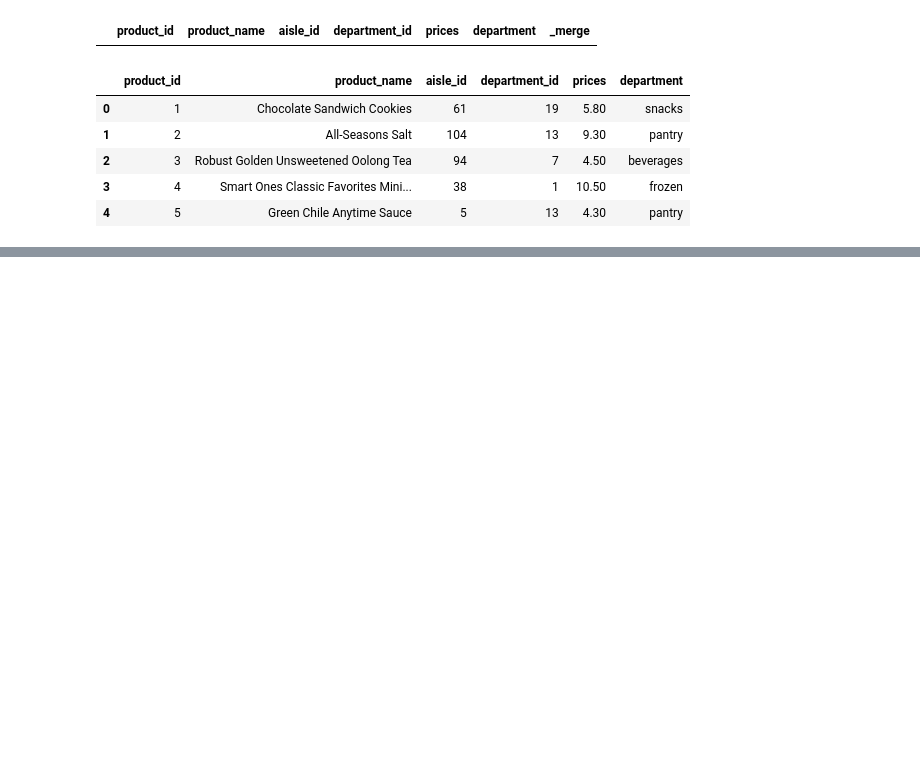
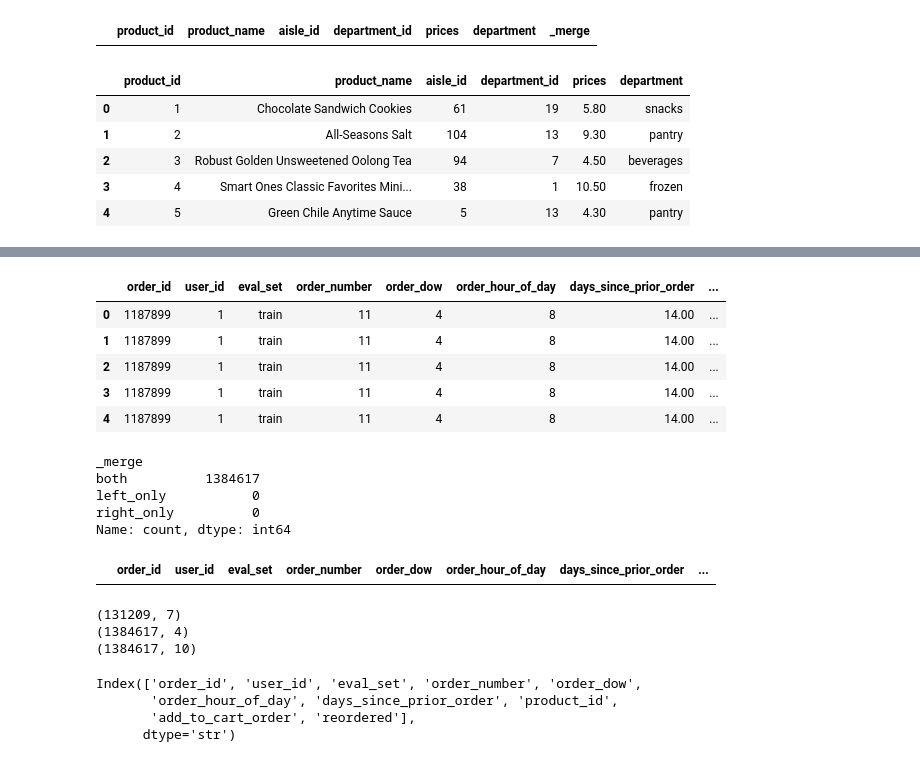
Before and after one commit to marihay1999-cmd/data_analytics_with_python, a Jupyter notebook: 06_pandas.ipynb, the cells around one changed output, grey strips where cells are left out. Drawn from its saved outputs; the diff is of its cells as text; code cells hidden in the pictures; blank space fills up the shorter version.

```diff
--- a/06_pandas.ipynb
+++ b/06_pandas.ipynb
@@ -954,0 +1173,51 @@ print('The job is donw')
+# %%
+#Checking the merge with indicator=True
+df_train_transactions_check = pd.merge(
+    df_orders_train,
+    df_orders_products_train,
+    on="order_id",
+    how="left",
+    indicator=True
+)
+
+df_train_transactions_check.head()
+# %% [output]
+|  | order_id | user_id | eval_set | order_number | order_dow | order_hour_of_day | days_since_prior_order | ... |
+| 0 | 1187899 | 1 | train | 11 | 4 | 8 | 14.00 | ... |
+| 1 | 1187899 | 1 | train | 11 | 4 | 8 | 14.00 | ... |
+| 2 | 1187899 | 1 | train | 11 | 4 | 8 | 14.00 | ... |
+| 3 | 1187899 | 1 | train | 11 | 4 | 8 | 14.00 | ... |
+| 4 | 1187899 | 1 | train | 11 | 4 | 8 | 14.00 | ... |
+# %%
+#Inspecting the _merge column
+df_train_transactions_check["_merge"].value_counts()
+# %% [output]
+_merge
+both          1384617
+left_only           0
+right_only          0
+Name: count, dtype: int64
+# %%
+#Looking at unmatched orders
+df_train_transactions_check[
+    df_train_transactions_check["_merge"] == "left_only"
+].head()
+# %% [output]
+|  | order_id | user_id | eval_set | order_number | order_dow | order_hour_of_day | days_since_prior_order | ... |
+# %%
+#Checking the row counts
+print(df_orders_train.shape)
+print(df_orders_products_train.shape)
+print(df_train_transactions.shape)
+# %% [output]
+(131209, 7)
+(1384617, 4)
+(1384617, 10)
+# %%
+#What columns do we now have?
+df_train_transactions.columns
+# %% [output]
+Index(['order_id', 'user_id', 'eval_set', 'order_number', 'order_dow',
+       'order_hour_of_day', 'days_since_prior_order', 'product_id',
+       'add_to_cart_order', 'reordered'],
+      dtype='str')
```
Also changed, not shown: parts of 41 cells of this notebook, 3 other files.
